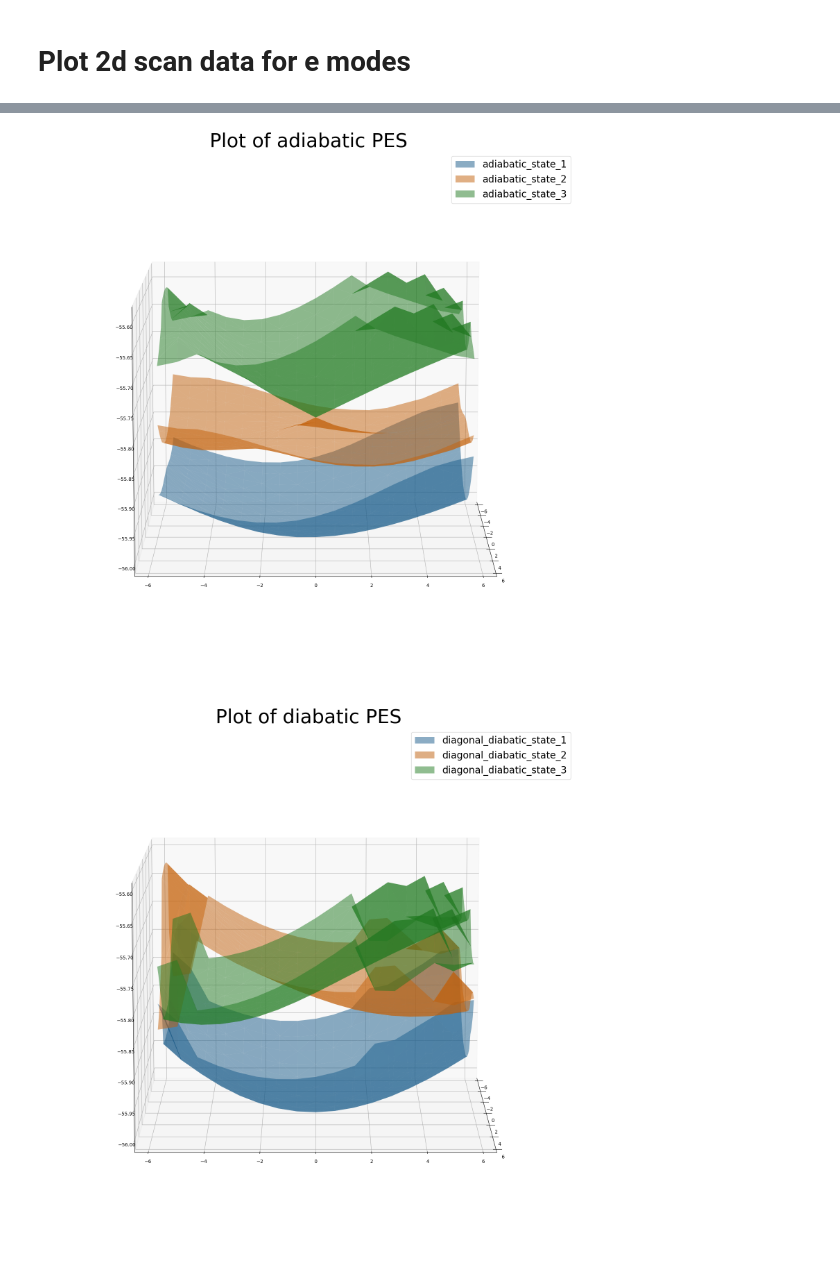
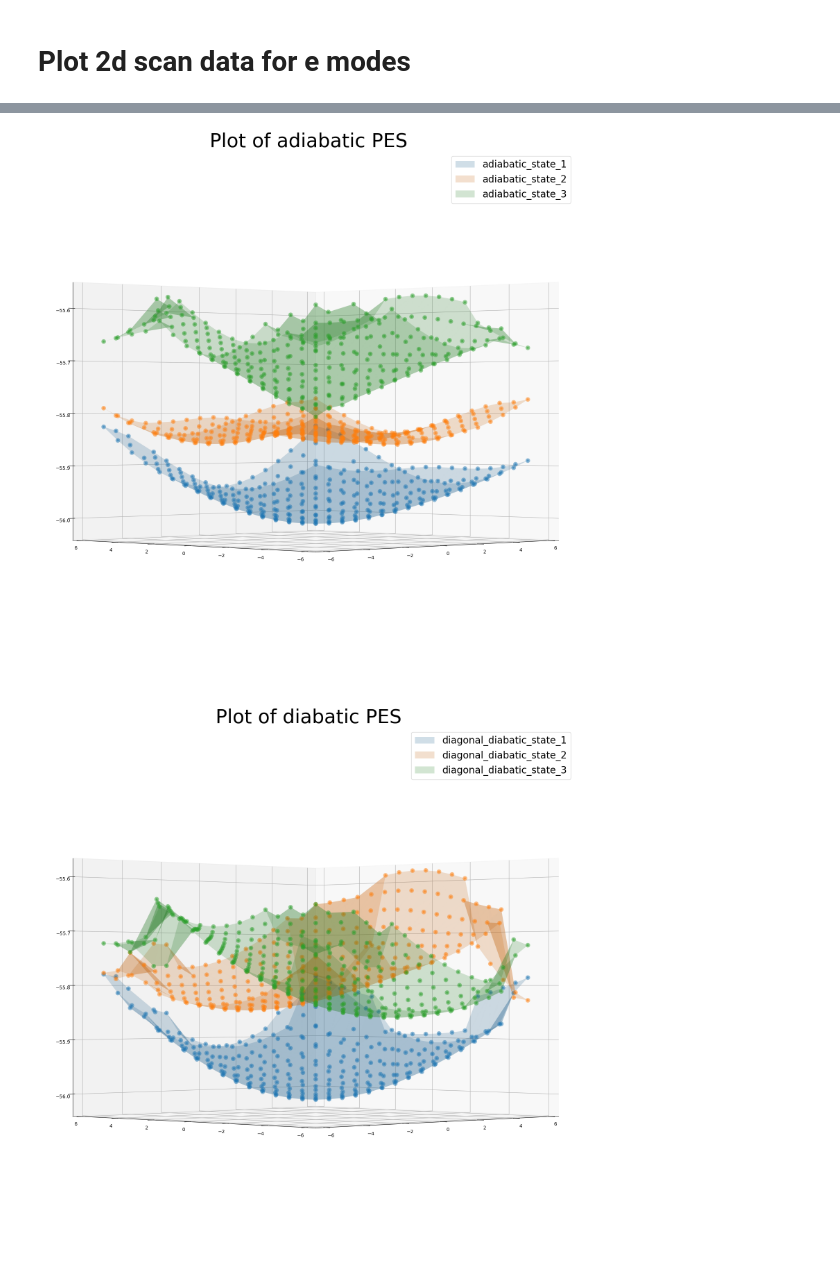
Before and after one commit to bjb2chen/VEmodel, a Jupyter notebook: ploting_data/Plot_PES_nh3.ipynb, the cells around one changed output, grey strips where cells are left out. Cells and saved outputs as stored; diff of their text form; code cells hidden in the pictures.

```diff
--- a/ploting_data/Plot_PES_nh3.ipynb
+++ b/ploting_data/Plot_PES_nh3.ipynb
@@ -91,34 +91,38 @@ for i in range(number_of_state):
     x = df["Grid_1"]
     y = df["Grid_2"]
     z = df[name]
-    surf = ax.plot_trisurf(x, y, z, label=name, alpha=.5)
+    surf = ax.plot_trisurf(x, y, z, label=name, alpha=.2)
     surf._edgecolors2d = surf._edgecolor3d
     surf._facecolors2d = surf._facecolor3d
-ax.azim = 0
+    ax.scatter(x, y, z, linewidth=5, alpha=.5)
+
+ax.azim = 45+180
 ax.dist = 10
-ax.elev = 10
+ax.elev = 0
 ax.legend(fontsize=20)
 plt.title("Plot of adiabatic PES", fontsize=40)
 plt.show()
 # %% [output]
-[figure, old version]
+[figure, new version]
 # %%
 fig = plt.figure(figsize=(20,20))
 ax = fig.add_subplot(111, projection='3d')
 
 for i in range(number_of_state):
     name = "diagonal_diabatic_state_{:d}".format(i+1)
     x = df["Grid_1"]
     y = df["Grid_2"]
     z = df[name]
-    surf = ax.plot_trisurf(x, y, z, label=name, alpha=.5)
+    surf = ax.plot_trisurf(x, y, z, label=name, alpha=.2)
     surf._edgecolors2d = surf._edgecolor3d
     surf._facecolors2d = surf._facecolor3d
-ax.azim = 0
+    ax.scatter(x, y, z, linewidth=5, alpha=.5)
+
+ax.azim = 45+180
 ax.dist = 10
-ax.elev = 10
+ax.elev = 0
 ax.legend(fontsize=20)
 plt.title("Plot of diabatic PES", fontsize=40)
 plt.show()
 # %% [output]
-[figure, old version]
+[figure, new version]
```
Also changed, not shown: 1 other file.
